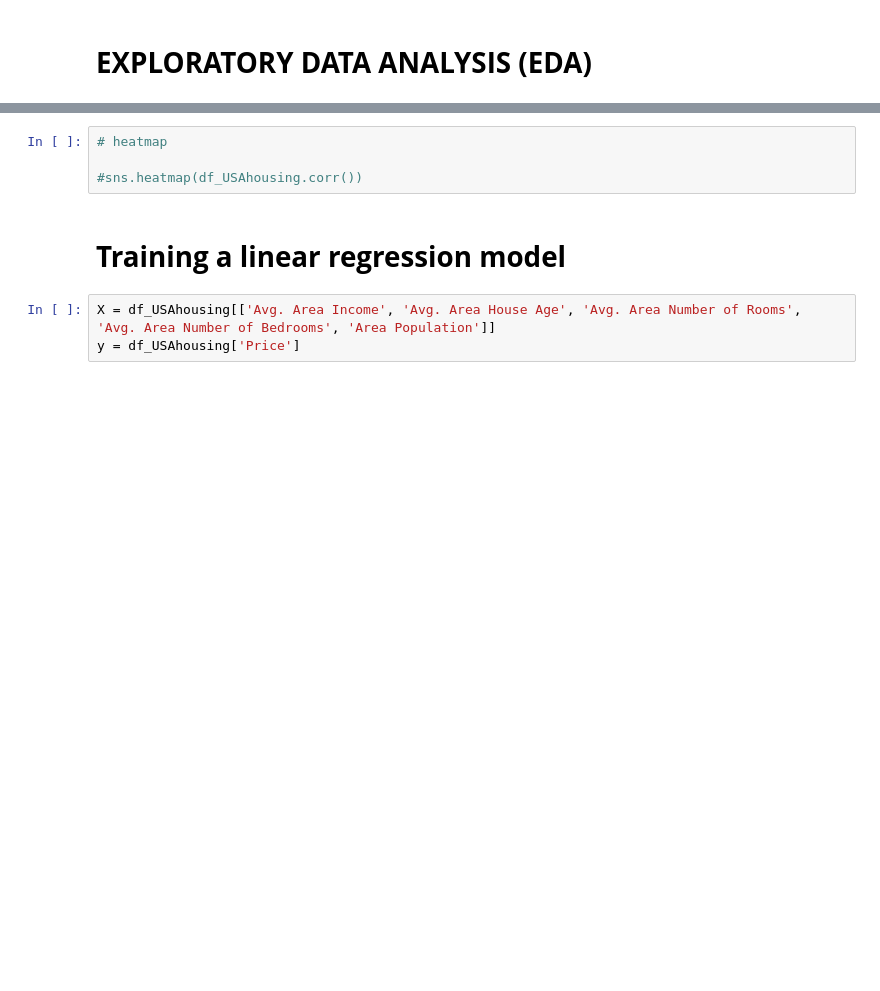
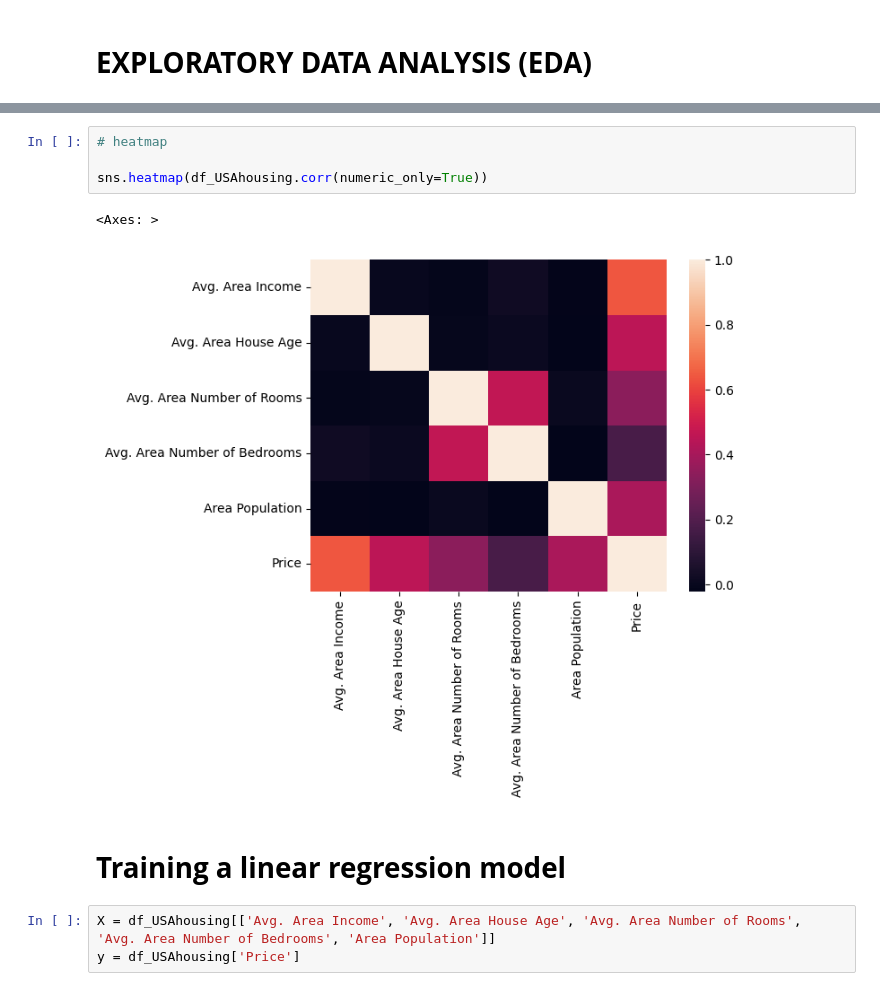
Before and after one commit to lwiil/DataScience, a Jupyter notebook: Kaggle/usa-housing-regression-model.ipynb, the cells around one changed output, grey strips where cells are left out. Cells and saved outputs as stored; diff of their text form; blank space fills up the shorter version.

```diff
--- a/Kaggle/usa-housing-regression-model.ipynb
+++ b/Kaggle/usa-housing-regression-model.ipynb
@@ -65,7 +148,10 @@ sns.displot(df_USAhousing['Price'])
 # %%
 # heatmap
 
-#sns.heatmap(df_USAhousing.corr())
+sns.heatmap(df_USAhousing.corr(numeric_only=True))
+# %% [output]
+<Axes: >
+[figure, added]
 # %% [markdown]
 # **Training a linear regression model**
 # %%
```
Also changed, not shown: parts of 16 cells of this notebook.
